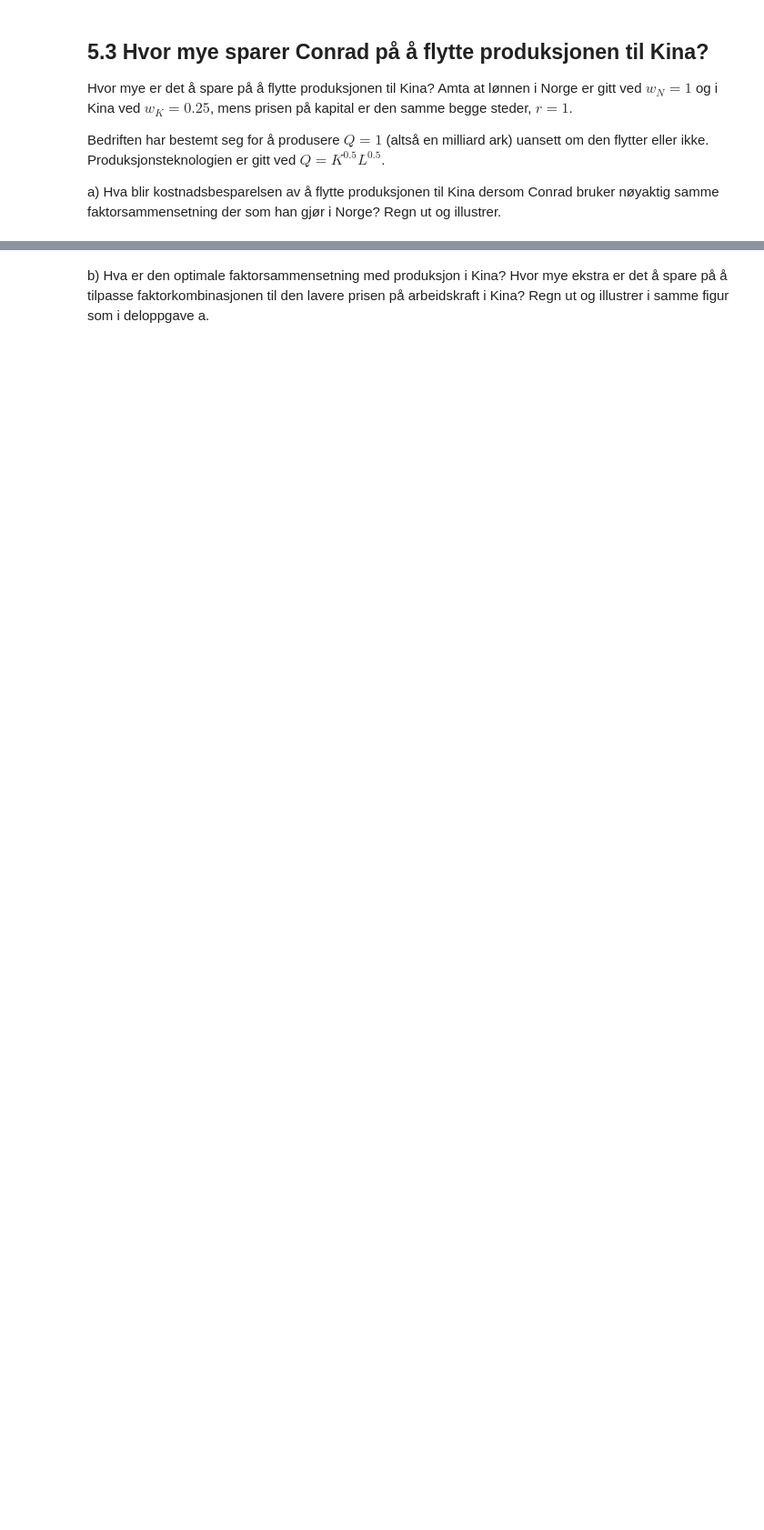
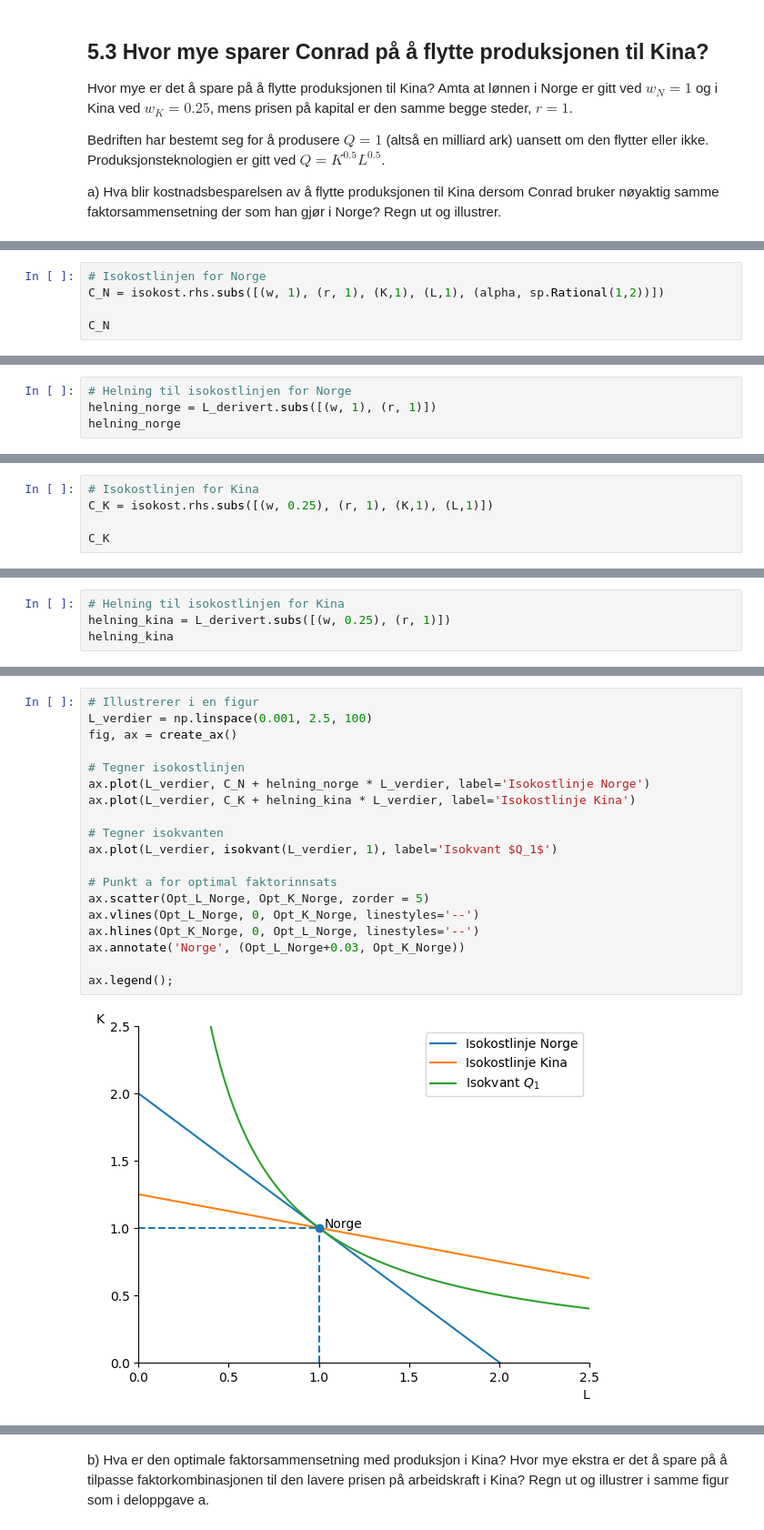
Before and after one commit to uit-sok-1303-v26/uit-sok-1303.v26.github.io, a Jupyter notebook: Produksjonsteori - Kapittel 5.ipynb, the cells around one changed output, grey strips where cells are left out. Shown at 91% size. Cells and saved outputs as stored; diff of their text form; blank space fills up the shorter version.

```diff
--- a/Produksjonsteori - Kapittel 5.ipynb
+++ b/Produksjonsteori - Kapittel 5.ipynb
@@ -708,0 +744,5 @@ a) Hva blir kostnadsbesparelsen av å flytte produksjonen til Kina dersom Conrad
+# %%
+# Isokostlinjen for Norge
+C_N = isokost.rhs.subs([(w, 1), (r, 1), (K,1), (L,1), (alpha, sp.Rational(1,2))])
+
+C_N
@@ -708,0 +751,4 @@ a) Hva blir kostnadsbesparelsen av å flytte produksjonen til Kina dersom Conrad
+# %%
+# Helning til isokostlinjen for Norge
+helning_norge = L_derivert.subs([(w, 1), (r, 1)])
+helning_norge
@@ -708,0 +770,5 @@ a) Hva blir kostnadsbesparelsen av å flytte produksjonen til Kina dersom Conrad
+# %%
+# Isokostlinjen for Kina
+C_K = isokost.rhs.subs([(w, 0.25), (r, 1), (K,1), (L,1)])
+
+C_K
@@ -708,0 +777,4 @@ a) Hva blir kostnadsbesparelsen av å flytte produksjonen til Kina dersom Conrad
+# %%
+# Helning til isokostlinjen for Kina
+helning_kina = L_derivert.subs([(w, 0.25), (r, 1)])
+helning_kina
@@ -708,0 +783,21 @@ a) Hva blir kostnadsbesparelsen av å flytte produksjonen til Kina dersom Conrad
+# %%
+# Illustrerer i en figur
+L_verdier = np.linspace(0.001, 2.5, 100)
+fig, ax = create_ax()
+
+# Tegner isokostlinjen
+ax.plot(L_verdier, C_N + helning_norge * L_verdier, label='Isokostlinje Norge')
+ax.plot(L_verdier, C_K + helning_kina * L_verdier, label='Isokostlinje Kina')
+
+# Tegner isokvanten
+ax.plot(L_verdier, isokvant(L_verdier, 1), label='Isokvant $Q_1$')
+
+# Punkt a for optimal faktorinnsats
+ax.scatter(Opt_L_Norge, Opt_K_Norge, zorder = 5)
+ax.vlines(Opt_L_Norge, 0, Opt_K_Norge, linestyles='--')
+ax.hlines(Opt_K_Norge, 0, Opt_L_Norge, linestyles='--')
+ax.annotate('Norge', (Opt_L_Norge+0.03, Opt_K_Norge))
+
+ax.legend();
+# %% [output]
+[figure, added]
```
Also changed, not shown: parts of 11 cells of this notebook.
